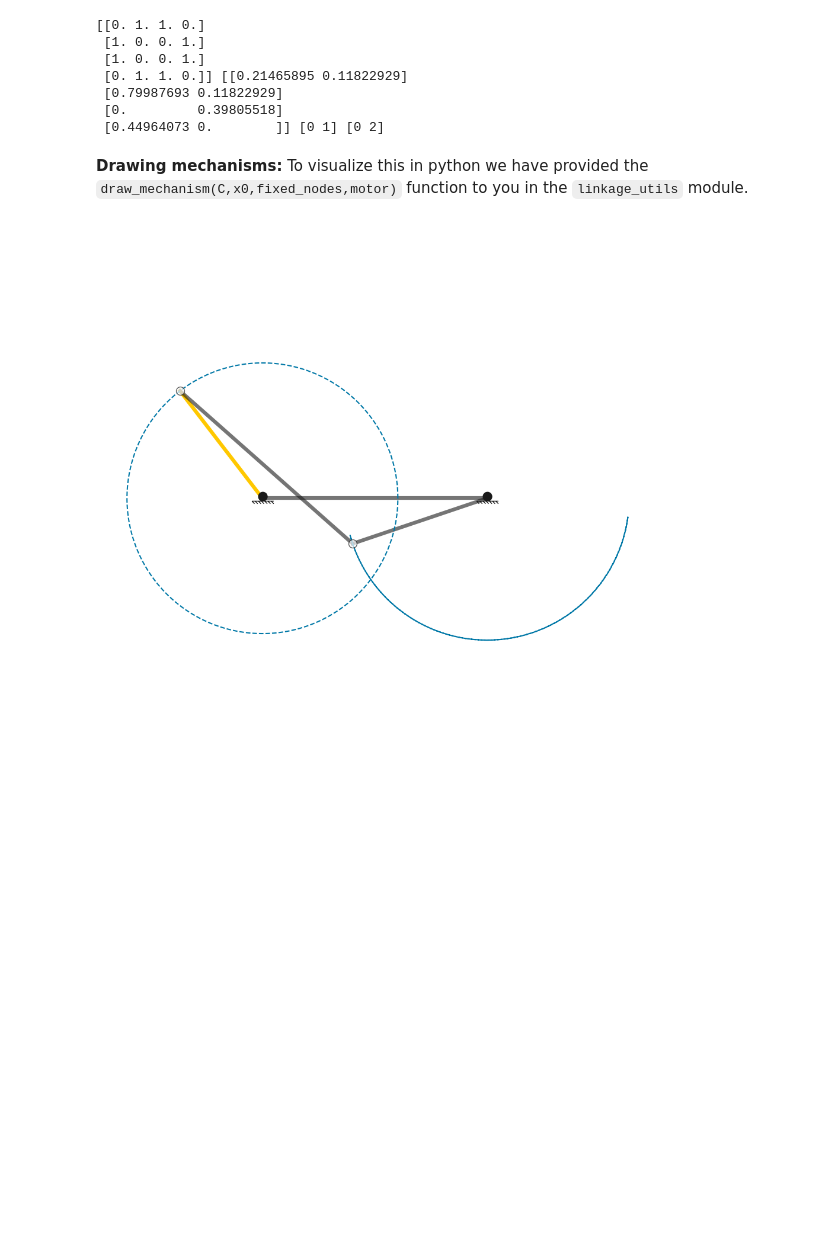
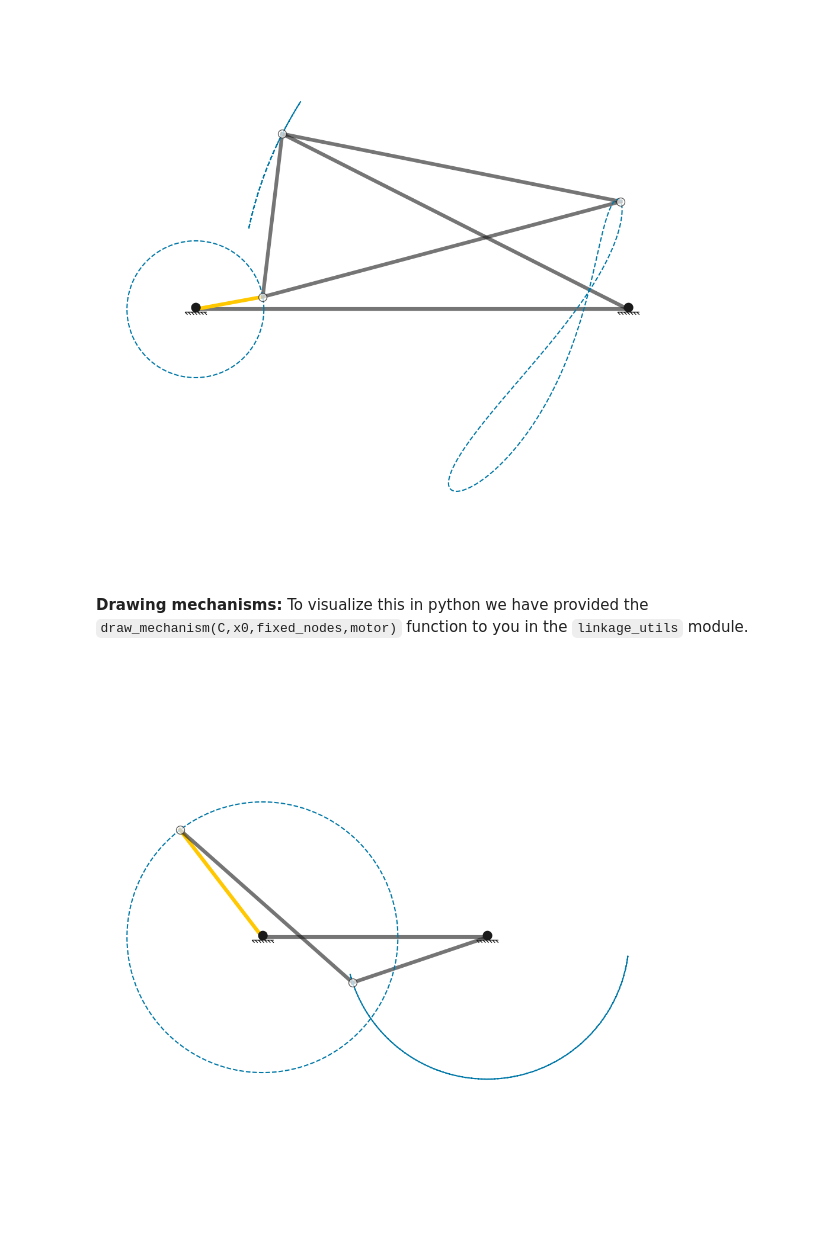
Before and after one commit to zihaofoo/2.156_MOOCP, a Jupyter notebook: Starter Notebook.ipynb, the cells around one changed output. Saved outputs shown, nothing was run; the diff lists cells and outputs as text; code cells hidden in the pictures; blank space fills up the shorter version.

```diff
--- a/Starter Notebook.ipynb
+++ b/Starter Notebook.ipynb
@@ -127,14 +127,24 @@ def correct_grashof_violation(x0, Link, move_percentage=0.1):
 
 class Mechanism:
     """Object class for the mechanism. Returns a Grashof mechanism with n nodes. Inputs: n (int) - number of nodes"""
-    def __init__(self, n:int):
+    def __init__(self, n:int, C:object, x0:object, fixed_nodes:object, motor:object):
         self.n = n
-        # self.C =
-        # self.x0 =
+        self.C = C
+        self.x0 = x0
+        self.fixed_nodes = fixed_nodes
+        self.motor = motor
     def get_C(self):
         return self.C
+    def set_C(self, C):
+        self.C = C
     def get_x0(self):
         return self.x0
+    def set_x0(self, x0):
+        self.x0 = x0
+    def get_fixed_nodes(self):
+        return self.fixed_nodes
+    def set_fixed_nodes(self, fixed_nodes):
+        self.fixed_nodes = fixed_nodes
 
 def generate_grashof_mechanism():
     """Generate random link lengths within a unit square"""
@@ -147,46 +157,44 @@ def generate_grashof_mechanism():
 
     a = np.random.uniform(0.1, 0.5)             # Length of the input link (within [0.1, 0.5])
     b = np.random.uniform(a + 0.1, 1.0 - 0.1)   # Length of the coupler link (within [a + 0.1, 0.9])
     c = np.random.uniform(0.1, 0.5)             # Length of the output link (within [0.1, 0.5])
     d = np.random.uniform(c + 0.1, 1.0 - a)     # Length of the fixed link (within [c + 0.1, 1.0 - a])
 
     # Calculate the angles for the four-bar Grashof mechanism
     theta2 = np.random.uniform(0.0, 2*np.pi)    # Angle of the coupler link (theta2)
     theta3 = np.random.uniform(0.0, 2*np.pi)    # Angle of the output link (theta3)
 
     # Check for Grashof condition
     if check_grashof_condition(a, b, c, d):
         # print(a,b,c,d)
         x_init, y_init = 0.0, 0.0
         x0 = np.array([[x_init, y_init], [x_init + d, y_init], [x_init + a * np.cos(theta2), y_init + a * np.sin(theta2)], \
                        [x_init + c * np.cos(theta3), y_init + c * np.sin(theta3)]], dtype = float)
         x_min, y_min = np.min(x0[:,0]), np.min(x0[:,1])
         x0 = x0 - np.array([[x_min, y_min]], dtype = float)
         valid, _, _, _ = solve_mechanism(C, x0, fixed_nodes, motor, device = "cpu", timesteps = 2000)
         if valid:
             return x0
         else:
             return generate_grashof_mechanism()
     else:
         return generate_grashof_mechanism()
 
 # np.random.seed(4)
-C = np.array([[0,1,1,0],\
-              [1,0,0,1],\
-              [1,0,0,1],\
-              [0,1,1,0]], dtype = float)
-x0 = generate_grashof_mechanism()
+C = np.array([[0,1,1,0,0],\
+              [1,0,0,1,0],\
+              [1,0,0,1,1],\
+              [0,1,1,0,1],\
+              [0,0,1,1,0]], dtype = float)
+x0 = generate_grashof_mechanism()       # x0 of 4-bar linkage
+x0 = np.vstack((x0, np.array([np.random.uniform(0.0, 1.0), np.random.uniform(0.0, 1.0)])))
 fixed_nodes = np.array([0,1])
 motor = np.array([0,2])
-draw_mechanism(C,x0,fixed_nodes,motor)
+
+mech_5 = Mechanism(5, C, x0, fixed_nodes, motor)
+draw_mechanism(mech_5.C, mech_5.x0, mech_5.fixed_nodes, mech_5.motor)
 # %% [output]
-[[0. 1. 1. 0.]
- [1. 0. 0. 1.]
- [1. 0. 0. 1.]
- [0. 1. 1. 0.]] [[0.21465895 0.11822929]
- [0.79987693 0.11822929]
- [0.         0.39805518]
- [0.44964073 0.        ]] [0 1] [0 2]
+[figure, added]
 # %% [markdown]
 **Drawing mechanisms:** To visualize this in python we have provided the <code>draw_mechanism(C,x0,fixed_nodes,motor)</code> function to you in the <code>linkage_utils</code> module.
 # %%
```
